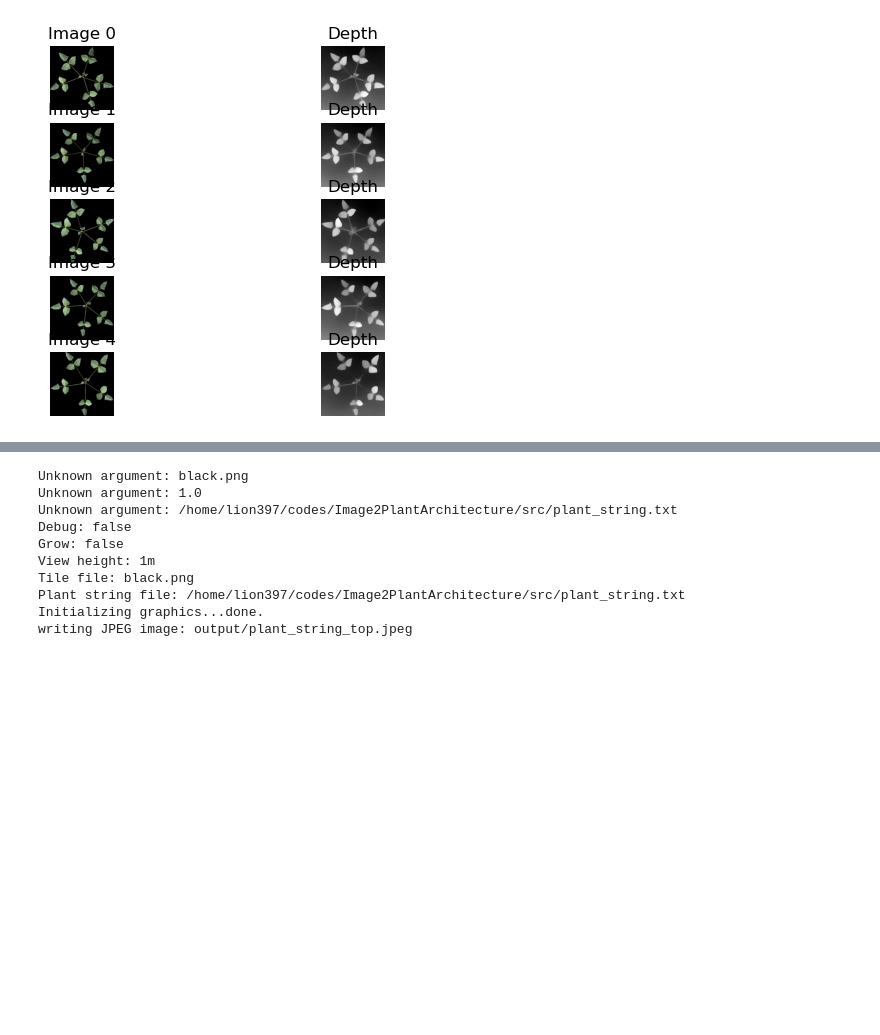
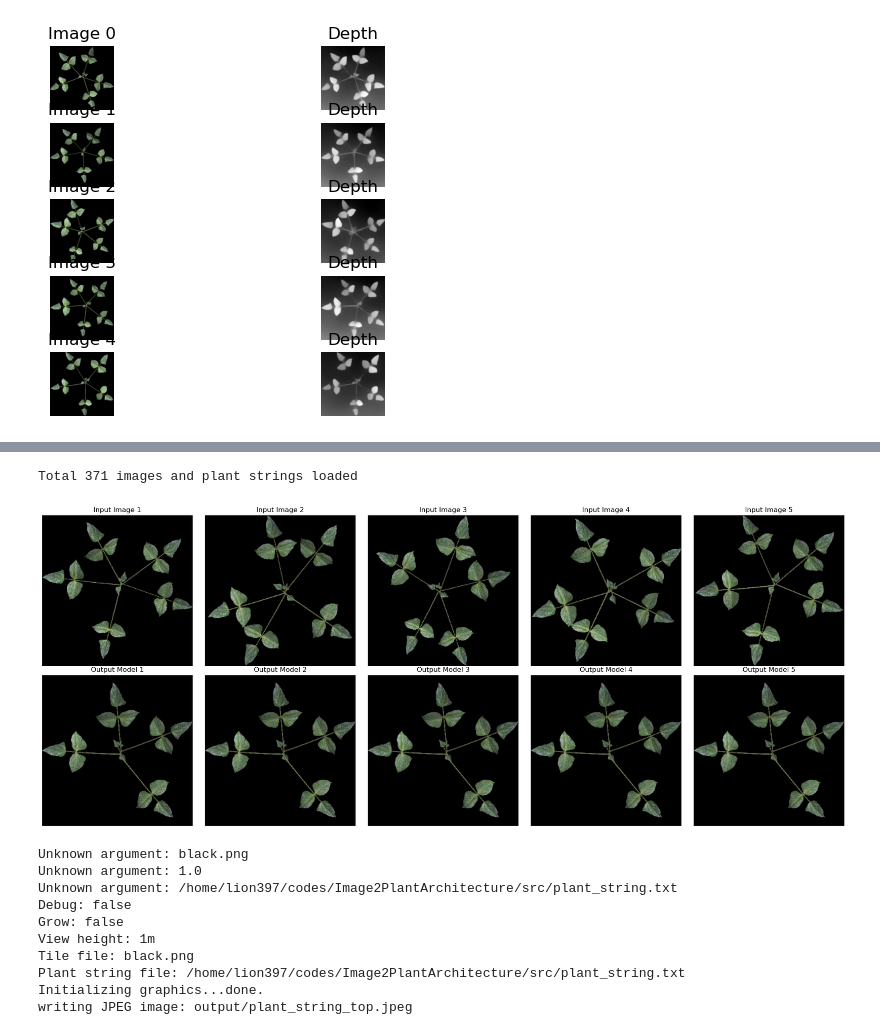
Before and after one commit to GEMINI-Breeding/Image2PlantArchitecture, a Jupyter notebook: src/evaluate.ipynb, the cells around one changed output, grey strips where cells are left out. Saved outputs shown, nothing was run; the diff lists cells and outputs as text; code cells hidden in the pictures; blank space fills up the shorter version.

```diff
--- a/src/evaluate.ipynb
+++ b/src/evaluate.ipynb
@@ -226,3 +244,74 @@ Output
+# %%
+import os
+import torch
+import cv2
+import numpy as np
+import matplotlib.pyplot as plt
+from plant_tokenizer import params_SOS_token_padded, SOS_token, EOS_token
+from plant_tokenizer import token2vec_new as token2vec
+from plant_tokenizer import vec2token_new as vec2token
+from models.model import get_tgt_mask
+from plant_dataset import collate_fn, PlantDataset
+from image_process import process_leaf_image
+from plantstring2model import plantstring2model
+
+# Initialize the model
+p2m = plantstring2model(program_path="PlantString2Model/build", program_name="PlantString2Model", display=":11.0", height=1.0, background_path="assets/black.png")
+
+# Define stages and dataset
+stages = ["003", "010", "016", "023"]
+test_dataset = PlantDataset("../data/generated_dataset_Sep22_black", plot=["001"], stages=stages[0],
+                            transform=transform, use_depth=True, preload=False, process_leaf=True, image_size=image_size)
+gen_dataloader = DataLoader(test_dataset, batch_size=1, shuffle=True, collate_fn=collate_fn)
+
+# Prepare the figure
+fig, axes = plt.subplots(2, 5, figsize=(20, 8))
+
+# Process and display 10 images
+for idx, (image, out, lengths) in enumerate(gen_dataloader):
+    if idx >= 5:
+        break
+
+    if image.dim() == 3:
+        image = image.unsqueeze(0)
+
+    image = image.to(device)
+    image_vis = image.squeeze(0).permute(1, 2, 0).cpu().numpy()
+    img = cv2.normalize(np.array(image_vis), None, alpha=0, beta=255, norm_type=cv2.NORM_MINMAX, dtype=cv2.CV_8U)
+    image_vis = img.astype(np.uint8)
+
+    result = model.generate(image)
+    out = torch.tensor(out).to(device)
+    ground_truth = out.squeeze(0).tolist()
+
+    plant_vec = token2vec(result)
+    plant_string = vec2string([plant_vec])
+
+    plant_string_file_name = f"temp/plant_string_{idx}.txt"
+    with open(plant_string_file_name, "w") as f:
+        f.write(plant_string)
+
+    p2m.run(in_plantstring_path=os.path.abspath(plant_string_file_name), output_path=os.path.abspath(f"output_{idx}"))
+    generated_image_path = f"output_{idx}/plant_string_{idx}_top.jpeg"
+
+    img = cv2.imread(generated_image_path)
+    leaf_area, plant_width, plant_height, leaf_img, _ = process_leaf_image(img, sqaure_crop=True, thr=0.2)
+    img = cv2.resize(leaf_img, (image_size, image_size))
+
+    row, col = divmod(idx, 5)
+    axes[row, col].imshow(image_vis[:, :, 0:3])
+    axes[row, col].set_title(f"Input Image {idx + 1}")
+    axes[row, col].axis('off')
+
+    axes[row + 1, col].imshow(cv2.cvtColor(img, cv2.COLOR_BGR2RGB))
+    axes[row + 1, col].set_title(f"Output Model {idx + 1}")
+    axes[row + 1, col].axis('off')
+
+plt.tight_layout()
+plt.show()
+# %% [output]
+Total 371 images and plant strings loaded
+[figure, added]
 # %%
 from plantstring2model import plantstring2model
 p2m = plantstring2model(program_path="PlantString2Model/build",program_name="PlantString2Model",display=":11.0",
```
Also changed, not shown: parts of 4 cells of this notebook, 13 other files.
